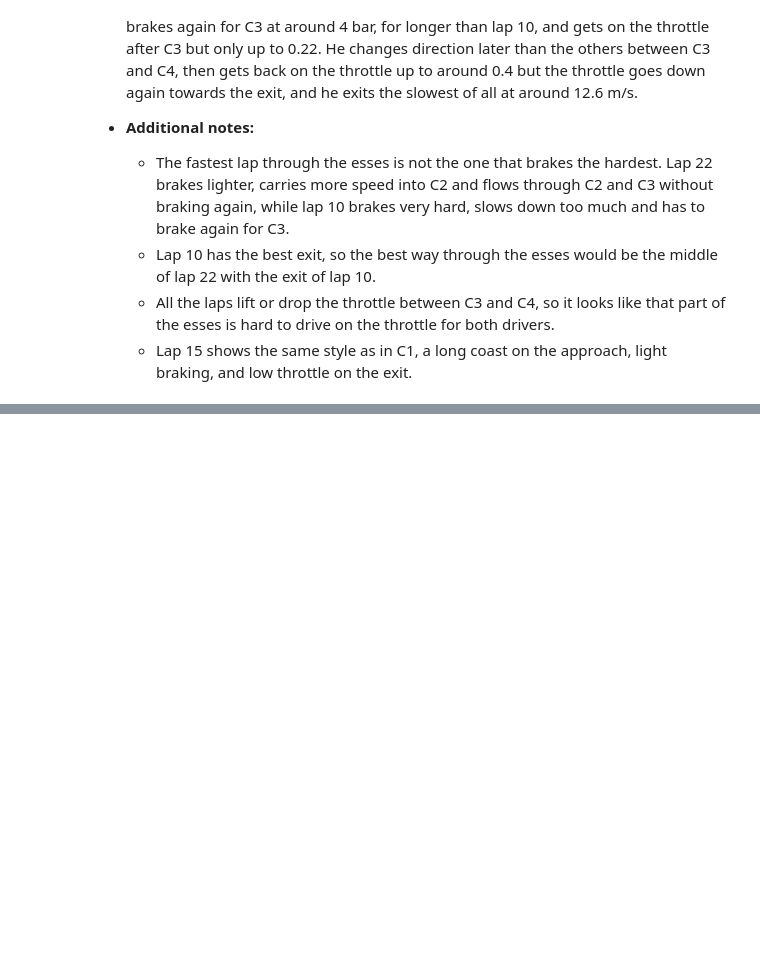
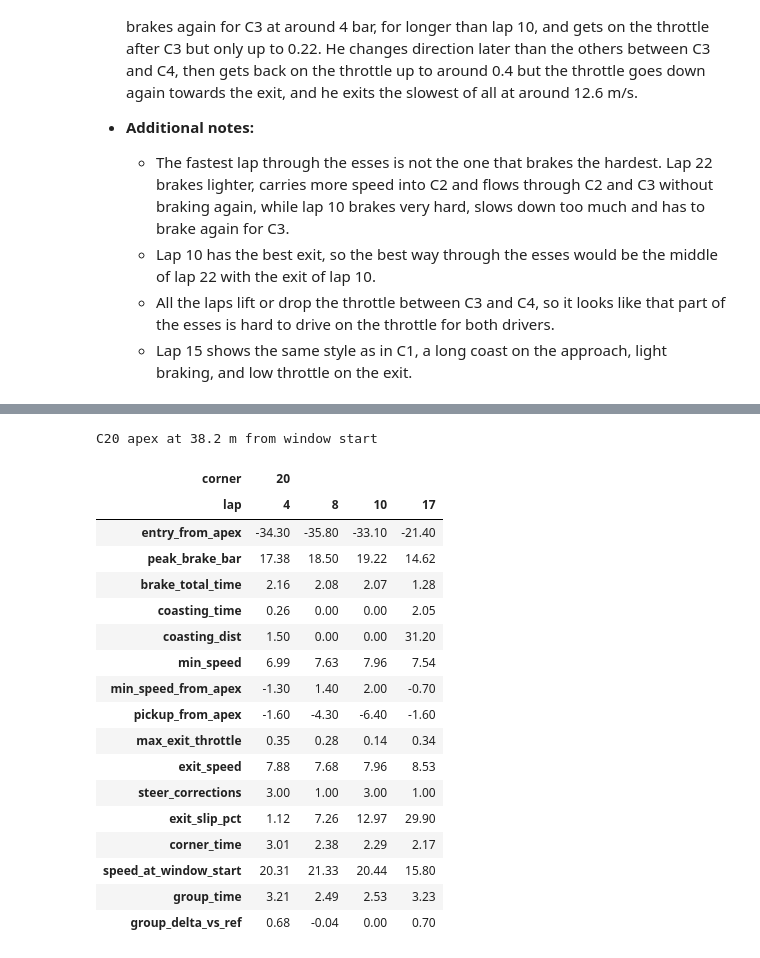
Before and after one commit to manelbenabid/recruiting-sw-telemetry, a Jupyter notebook: notebooks/09_corner_study.ipynb, the cells around one changed output, grey strips where cells are left out. Drawn from its saved outputs; the diff is of its cells as text; code cells hidden in the pictures; blank space fills up the shorter version.

```diff
--- a/notebooks/09_corner_study.ipynb
+++ b/notebooks/09_corner_study.ipynb
@@ -253,0 +274,22 @@ C5 apex at 69.1 m from window start
+# %%
+group_metrics("C20")
+# %% [output]
+C20 apex at 38.2 m from window start
+| corner | 20 |  |  |  |
+| lap | 4 | 8 | 10 | 17 |
+| entry_from_apex | -34.30 | -35.80 | -33.10 | -21.40 |
+| peak_brake_bar | 17.38 | 18.50 | 19.22 | 14.62 |
+| brake_total_time | 2.16 | 2.08 | 2.07 | 1.28 |
+| coasting_time | 0.26 | 0.00 | 0.00 | 2.05 |
+| coasting_dist | 1.50 | 0.00 | 0.00 | 31.20 |
+| min_speed | 6.99 | 7.63 | 7.96 | 7.54 |
+| min_speed_from_apex | -1.30 | 1.40 | 2.00 | -0.70 |
+| pickup_from_apex | -1.60 | -4.30 | -6.40 | -1.60 |
+| max_exit_throttle | 0.35 | 0.28 | 0.14 | 0.34 |
+| exit_speed | 7.88 | 7.68 | 7.96 | 8.53 |
+| steer_corrections | 3.00 | 1.00 | 3.00 | 1.00 |
+| exit_slip_pct | 1.12 | 7.26 | 12.97 | 29.90 |
+| corner_time | 3.01 | 2.38 | 2.29 | 2.17 |
+| speed_at_window_start | 20.31 | 21.33 | 20.44 | 15.80 |
+| group_time | 3.21 | 2.49 | 2.53 | 3.23 |
+| group_delta_vs_ref | 0.68 | -0.04 | 0.00 | 0.70 |
```
Also changed, not shown: parts of 22 cells of this notebook.
